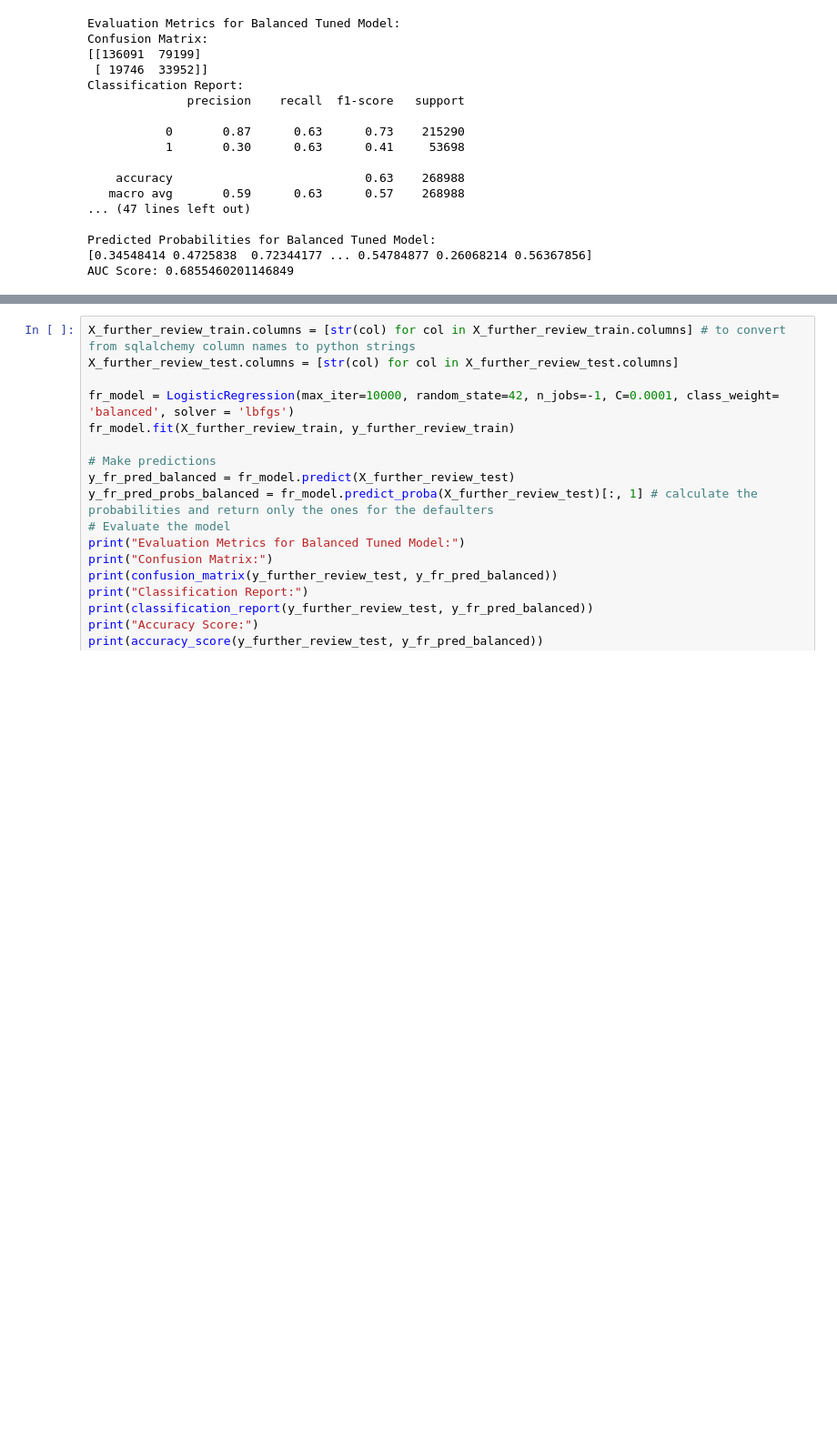
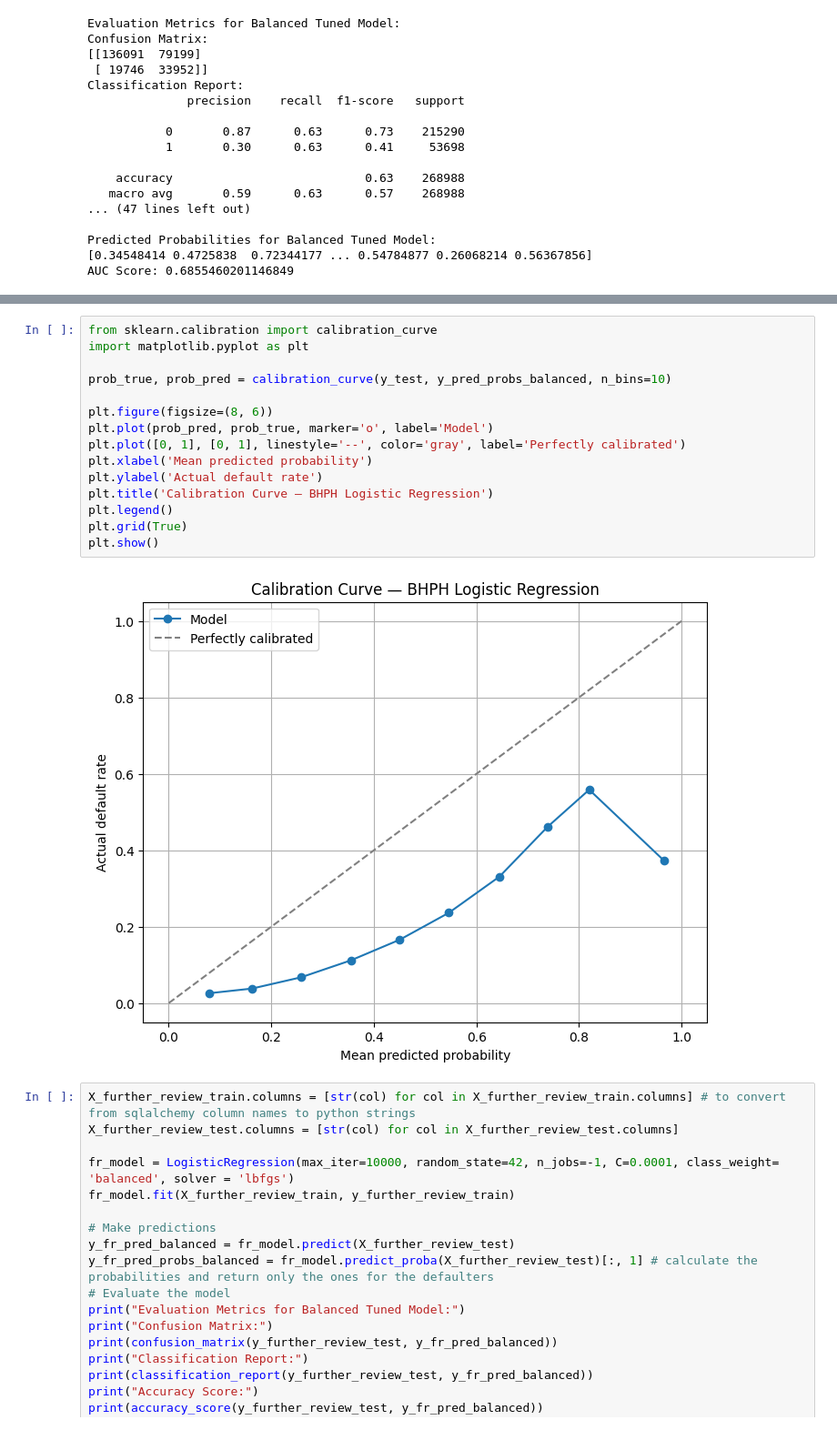
Before and after one commit to aye-ko/underwriter-assist, a Jupyter notebook: loan_predictor.ipynb, the cells around one changed output, grey strips where cells are left out. Shown at 91% size. Saved outputs shown, nothing was run; the diff lists cells and outputs as text; blank space fills up the shorter version.

```diff
--- a/loan_predictor.ipynb
+++ b/loan_predictor.ipynb
@@ -586,3 +605,20 @@ AUC Score: 0.6855460201146849
+# %%
+from sklearn.calibration import calibration_curve
+import matplotlib.pyplot as plt
+
+prob_true, prob_pred = calibration_curve(y_test, y_pred_probs_balanced, n_bins=10)
+
+plt.figure(figsize=(8, 6))
+plt.plot(prob_pred, prob_true, marker='o', label='Model')
+plt.plot([0, 1], [0, 1], linestyle='--', color='gray', label='Perfectly calibrated')
+plt.xlabel('Mean predicted probability')
+plt.ylabel('Actual default rate')
+plt.title('Calibration Curve — BHPH Logistic Regression')
+plt.legend()
+plt.grid(True)
+plt.show()
+# %% [output]
+[figure, added]
 # %%
 X_further_review_train.columns = [str(col) for col in X_further_review_train.columns] # to convert from sqlalchemy column names to python strings
 X_further_review_test.columns = [str(col) for col in X_further_review_test.columns]
```
Also changed, not shown: parts of 2 cells of this notebook.
